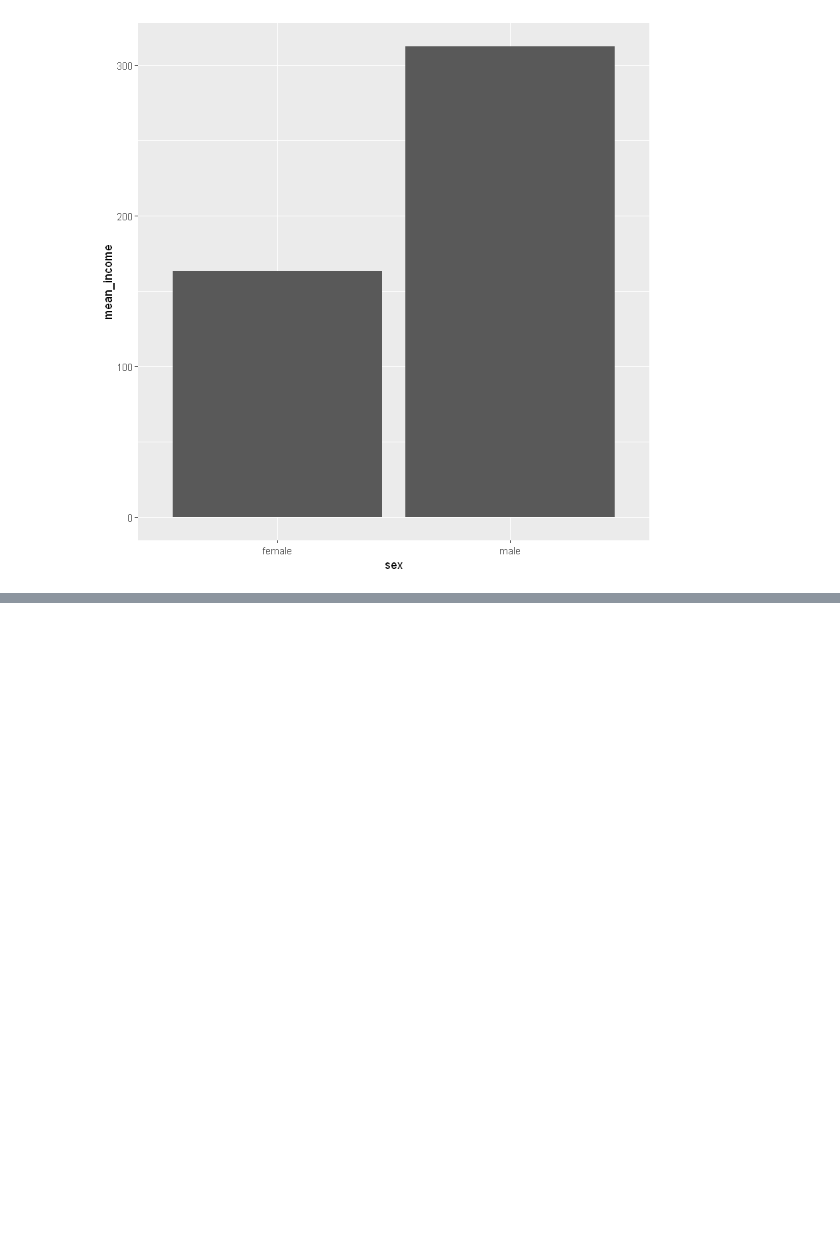
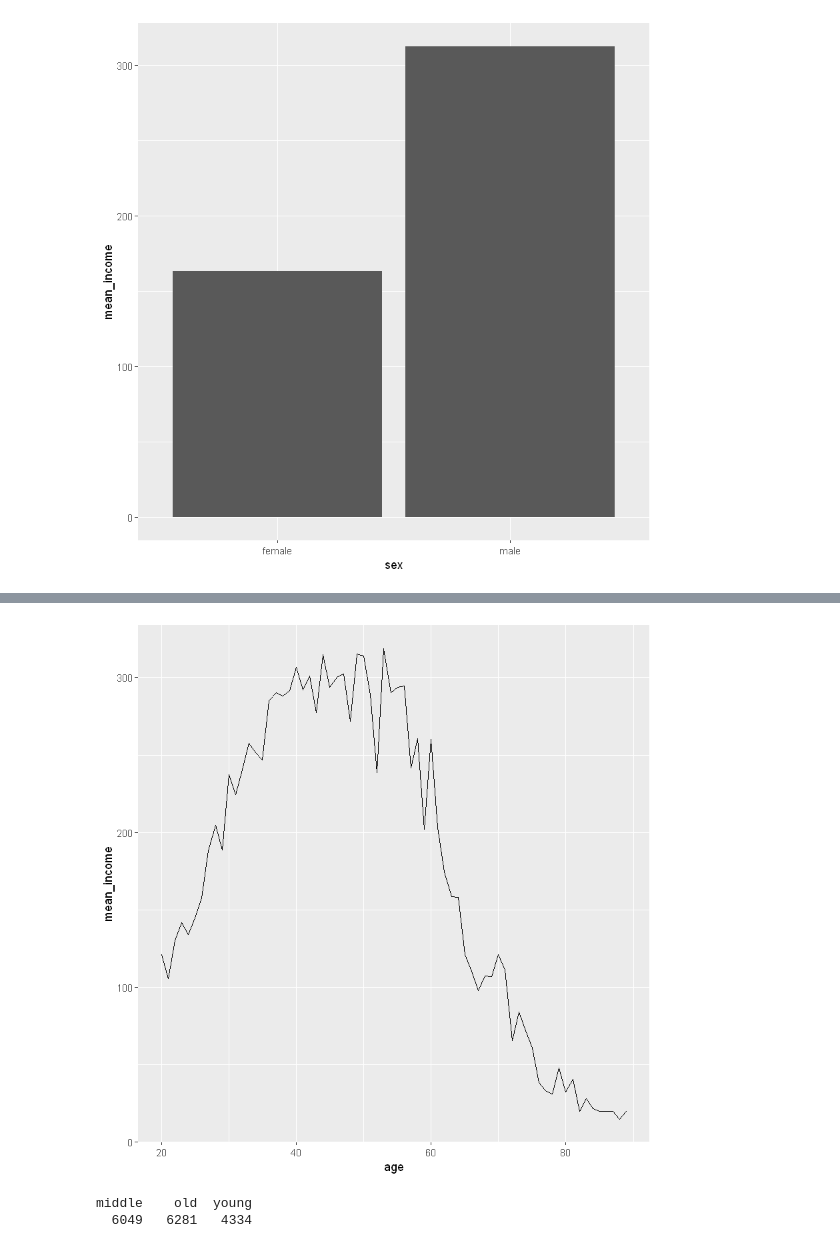
Before and after one commit to chohyunchul/R, a Jupyter notebook: 09. 데이터 분석프로젝트.ipynb, the cells around one changed output, grey strips where cells are left out. Cells and saved outputs as stored; diff of their text form; code cells hidden in the pictures; blank space fills up the shorter version.

```diff
--- a/09. 데이터 분석프로젝트.ipynb
+++ b/09. 데이터 분석프로젝트.ipynb
@@ -180,0 +207,8 @@ ggplot(data = sex_income, aes(x=sex, y=mean_income)) +geom_col()
+# %%
+# 나이와 월급의 관계분석하기
+# 1. 나이에 따른 월급 평균표 만들기
+age_income = welfare %>%
+    filter(!is.na(income)) %>%
+    group_by(age) %>%
+    summarise(mean_income = mean(income))
+head(age_income)
@@ -180,0 +223,15 @@ ggplot(data = sex_income, aes(x=sex, y=mean_income)) +geom_col()
+# %%
+ggplot(data= age_income, aes(x=age, y=mean_income)) + geom_line()
+# %% [output]
+[figure, added]
+# %%
+#09-4. 연령대에 따른 월급 차이
+# "어떤 연령대의 월급이 가장 많을까?"
+# 연령대 변수 검토 및 전처리하기
+welfare = welfare %>%
+    mutate(ageg = ifelse(age < 30, "young",
+                        ifelse(age <=59, "middle", 'old')))
+table(welfare$ageg)
+# %% [output]
+middle    old  young
+  6049   6281   4334
```
Also changed, not shown: parts of 46 cells of this notebook.
